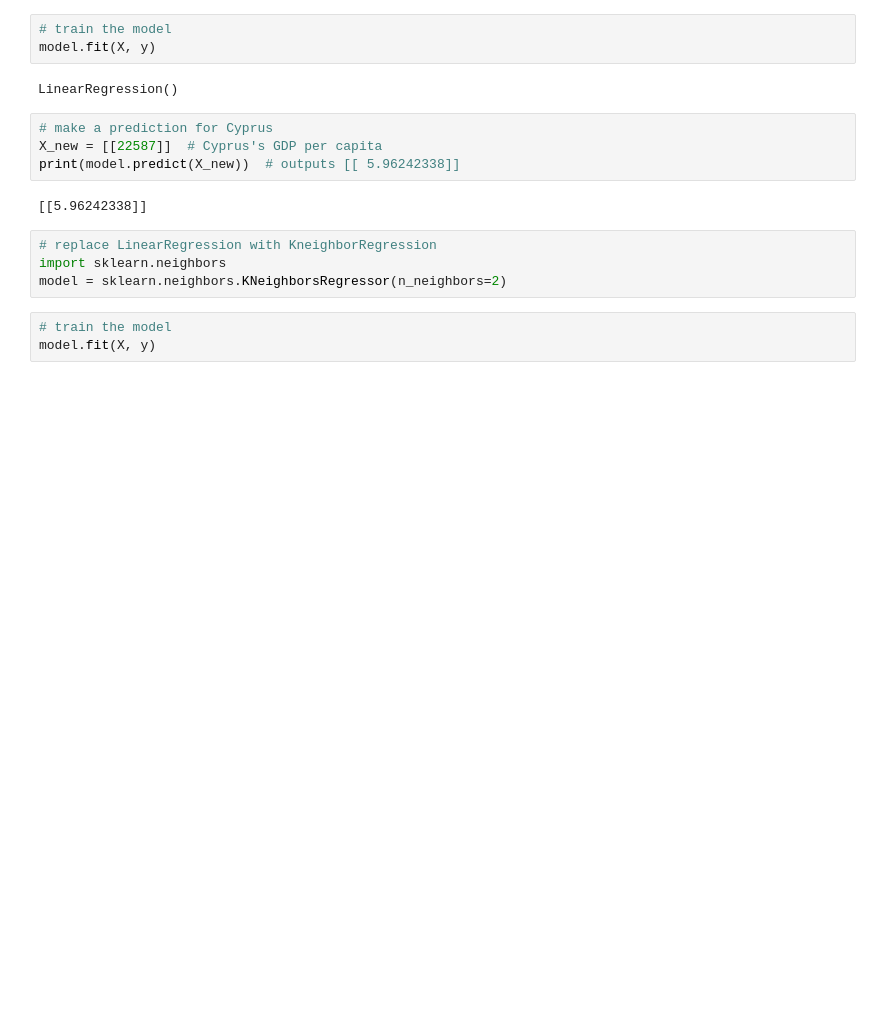
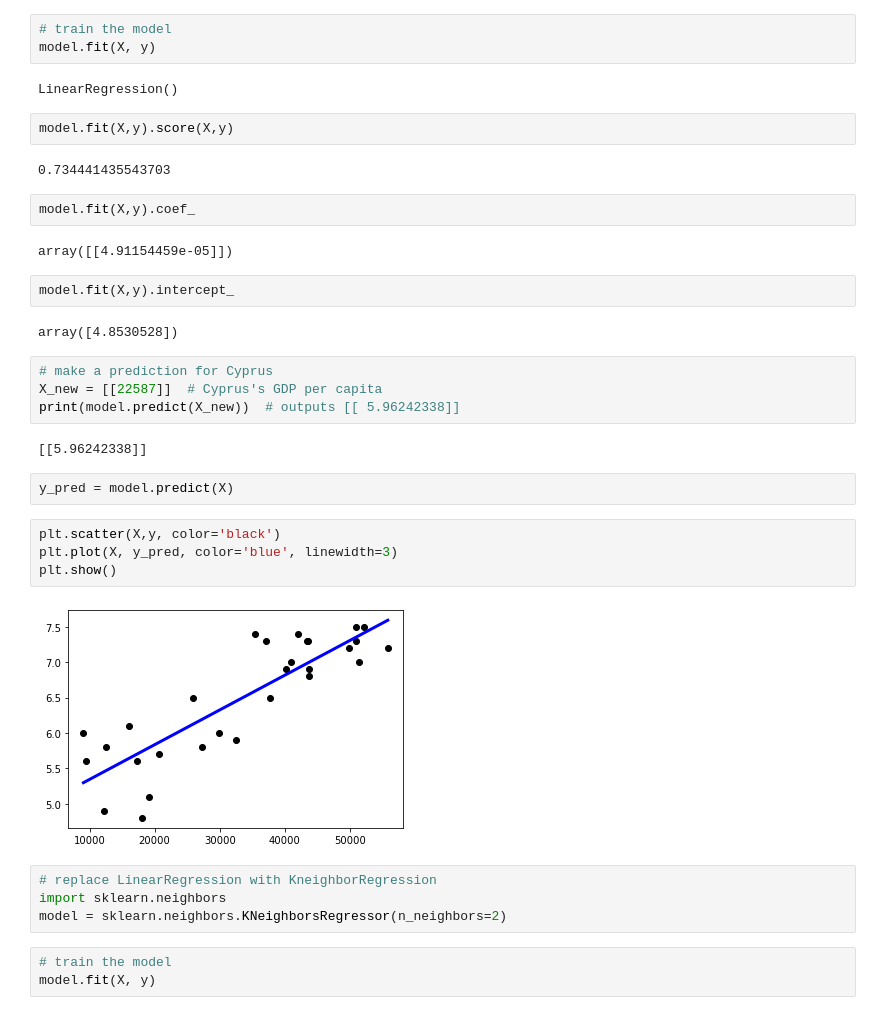
Before and after one commit to anselmoaraujo/handson-ml2, a Jupyter notebook: 00_personal_notes.ipynb, the cells around one changed output. Saved outputs shown, nothing was run; the diff lists cells and outputs as text; blank space fills up the shorter version.

```diff
--- a/00_personal_notes.ipynb
+++ b/00_personal_notes.ipynb
@@ -57,12 +57,32 @@ model = sklearn.linear_model.LinearRegression()
 model.fit(X, y)
 # %% [output]
 LinearRegression()
+# %%
+model.fit(X,y).score(X,y)
+# %% [output]
+0.734441435543703
+# %%
+model.fit(X,y).coef_
+# %% [output]
+array([[4.91154459e-05]])
+# %%
+model.fit(X,y).intercept_
+# %% [output]
+array([4.8530528])
 # %%
 # make a prediction for Cyprus
 X_new = [[22587]]  # Cyprus's GDP per capita
 print(model.predict(X_new))  # outputs [[ 5.96242338]]
 # %% [output]
 [[5.96242338]]
+# %%
+y_pred = model.predict(X)
+# %%
+plt.scatter(X,y, color='black')
+plt.plot(X, y_pred, color='blue', linewidth=3)
+plt.show()
+# %% [output]
+[figure, added]
 # %%
 # replace LinearRegression with KneighborRegression
 import sklearn.neighbors
```
Also changed, not shown: parts of 3 cells of this notebook.
